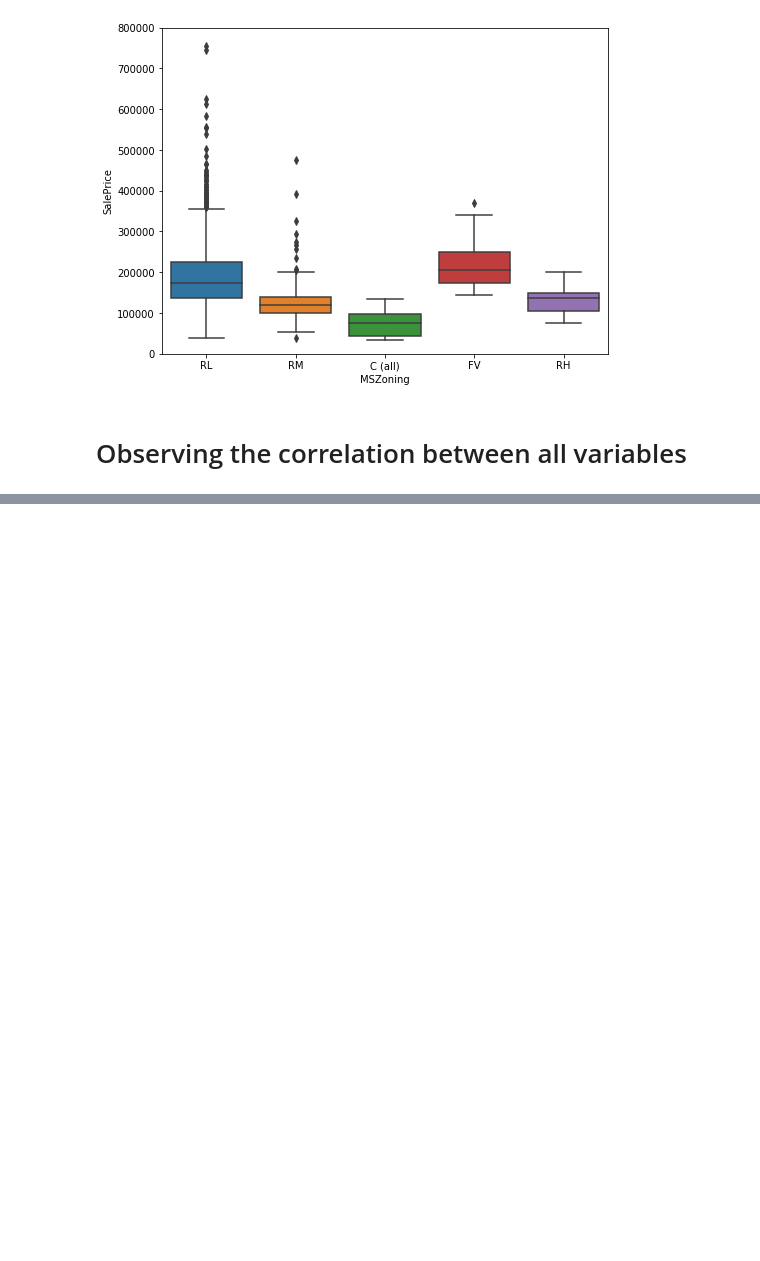
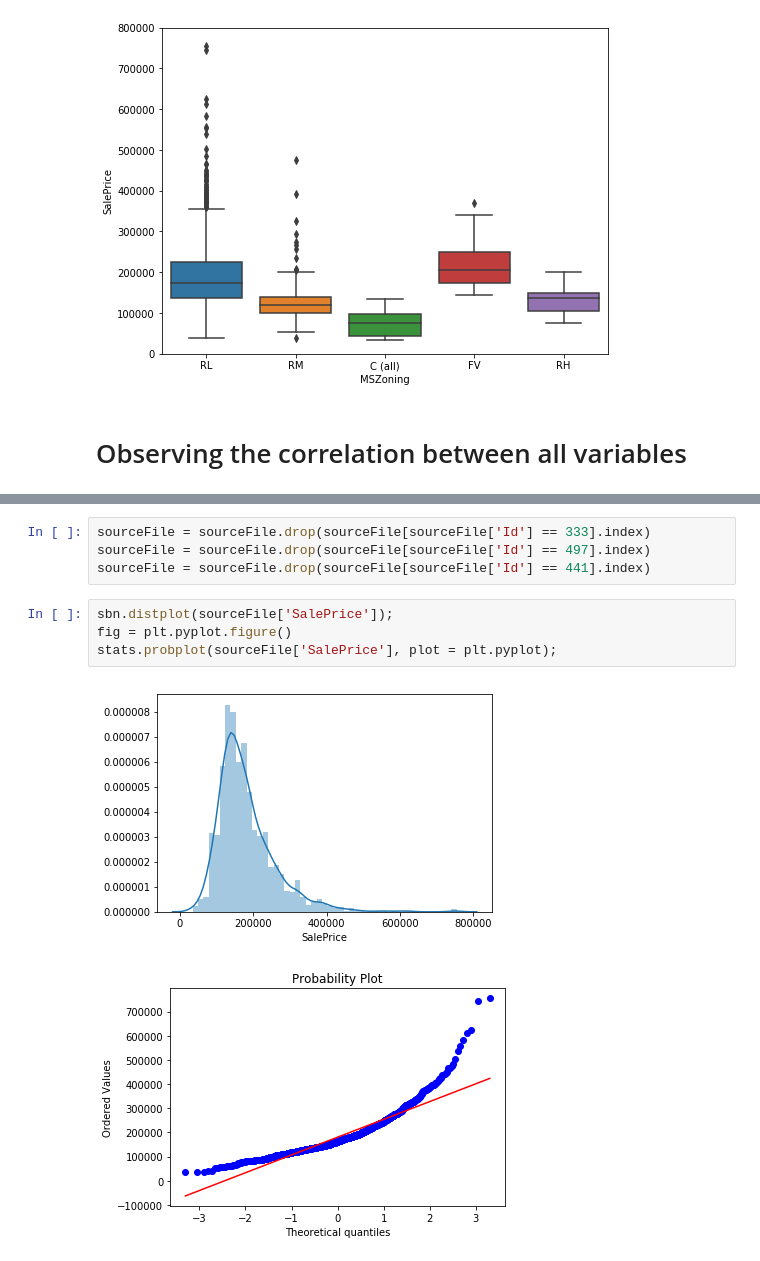
Before and after one commit to ashocorian/a16, a Jupyter notebook: A16 Project/source.ipynb, the cells around one changed output, grey strips where cells are left out. Saved outputs shown, nothing was run; the diff lists cells and outputs as text; blank space fills up the shorter version.

```diff
--- a/A16 Project/source.ipynb
+++ b/A16 Project/source.ipynb
@@ -130,0 +234,11 @@ sbn.heatmap(corrdata,square = True, vmax = 0.8);
+# %%
+sourceFile = sourceFile.drop(sourceFile[sourceFile['Id'] == 333].index)
+sourceFile = sourceFile.drop(sourceFile[sourceFile['Id'] == 497].index)
+sourceFile = sourceFile.drop(sourceFile[sourceFile['Id'] == 441].index)
+# %%
+sbn.distplot(sourceFile['SalePrice']);
+fig = plt.pyplot.figure()
+stats.probplot(sourceFile['SalePrice'], plot = plt.pyplot);
+# %% [output]
+[figure, added]
+[figure, added]
```
Also changed, not shown: parts of 21 cells of this notebook.
